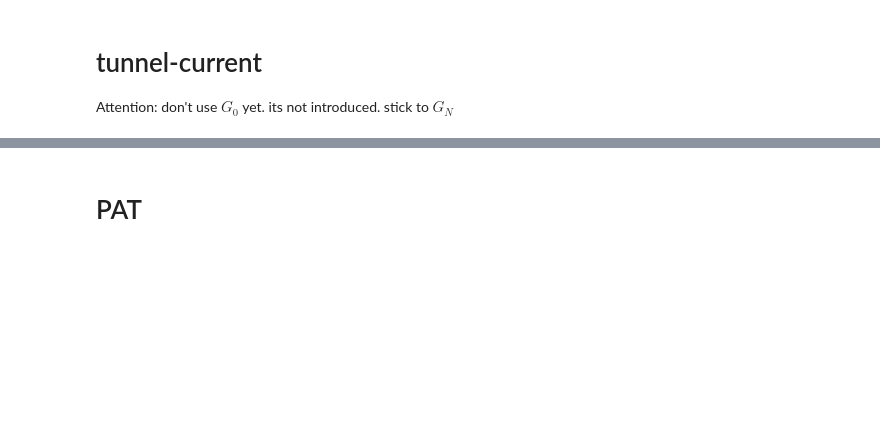
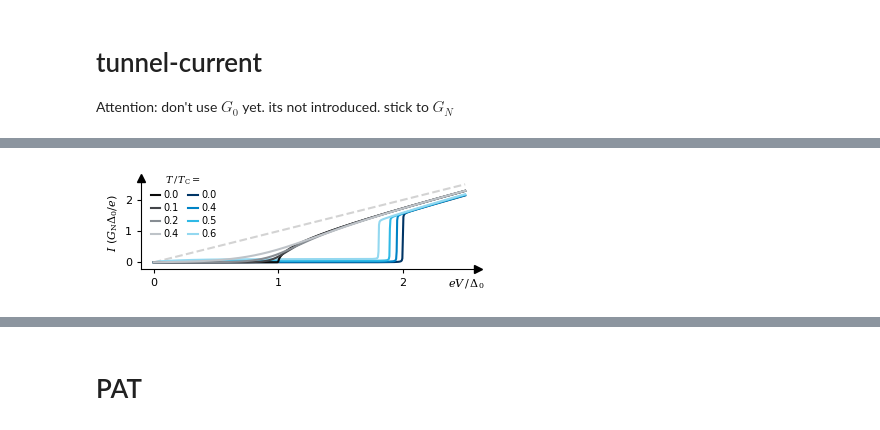
Before and after one commit to schmampf/dissertation, a Jupyter notebook: theory/micro/micro.ipynb, the cells around one changed output, grey strips where cells are left out. Drawn from its saved outputs; the diff is of its cells as text; code cells hidden in the pictures; blank space fills up the shorter version.

```diff
--- a/theory/micro/micro.ipynb
+++ b/theory/micro/micro.ipynb
@@ -313,7 +446,7 @@ T_TC_NS = np.array([0, 0.1, 0.2, 0.4])
 T_TC_SS = np.array([0, 0.4, 0.5, 0.6])
 T_C_K = 1.2
 Gamma_Delta = np.array([0, 1, 2.5, 5.0]) * 1e-2
-Gamma_Delta = np.array([0, 2, 5, 8]) * 1e-2
+Gamma_Delta = np.array([0, 2.5, 5, 7.5]) * 1e-2
 
 I_NN = tau * G_0_muS * V_mV  # nA
 dIdV_NN = np.gradient(I_NN, V_mV) / G_0_muS
@@ -521,0 +501,84 @@ fig.savefig("tunnel-current.pdf")
+# %%
+fig, ax = plt.subplots(figsize=(3.8, 1.2))
+
+ax.plot(
+    V_mV / Delta_meV,
+    V_mV / Delta_meV,
+    linestyle="--",
+    color="lightgrey",
+    zorder=0,
+)
+
+for i, T in enumerate(T_TC_NS):
+    # NS
+    ax.plot(
+        V_mV / Delta_meV,
+        I_NS_T[i, :],
+        color=cmap(clim=(0.1, 0.8), color="grau")(i / len(T_TC_NS)),
+        zorder=i + 10,
+        label=f"{T:1.1f}",
+    )
+
+for i, T in enumerate(T_TC_SS):
+    # SS
+    ax.plot(
+        V_mV / Delta_meV,
+        I_SS_T[i, :],
+        color=cmap(clim=(0.1, 0.8))(i / len(T_TC_SS)),
+        zorder=i,
+        label=f"{T:1.1f}",
+    )
+
+ax.set_xlim(-0.1, 2.6)
+ax.set_ylim(-0.2, 2.7)
+ax.set_yticks([0, 1, 2])
+ax.set_xticks([0, 1, 2])
+
+for spine in ["top", "right"]:
+    ax.spines[spine].set_visible(False)
+x_lim = ax.get_xlim()
+y_lim = ax.get_ylim()
+ax_trans = ax.get_xaxis_transform()
+ax.plot(x_lim[1], y_lim[0], ">", color="k", clip_on=False)
+ax.plot(x_lim[0], y_lim[1], "^", color="k", clip_on=False)
+ax.set_xlim(x_lim)
+ax.set_ylim(y_lim)
+ax.tick_params(
+    axis="both",
+    direction="out",
+    length=3,
+    labelsize=8,
+    color=color,
+    labelcolor=color,
+)
+
+ax.text(
+    x_lim[1] + np.abs(x_lim[1] - x_lim[0]) / 50,
+    (y_lim[0] - y_lim[1]) / 6,
+    "$eV\\,/\\,\\Delta_0$",
+    ha="right",
+    va="top",
+    fontsize=8,
+)
+ax.set_ylabel("$I$ ($G_\\mathrm{N}\\Delta_0 /e$)")
+
+ax.legend(
+    title="$T\\,/\\,T_\\mathrm{C} = $",
+    handlelength=1.0,
+    loc="upper left",
+    frameon=False,
+    fontsize=7,
+    title_fontsize=7,
+    ncols=2,
+    columnspacing=1.0,
+    borderpad=0.1,  # reduces padding inside the legend box
+    labelspacing=0.3,  # reduces vertical spacing between items
+    handletextpad=0.3,  # reduces spacing between line and label
+    bbox_to_anchor=(0.01, 1.1),
+)
+
+fig.tight_layout(pad=0.1)
+fig.savefig("micro-current-iv-T.pgf")
+fig.savefig("micro-current-iv-T.pdf")
+# %% [output]
+[figure, added]
```
Also changed, not shown: parts of 15 cells of this notebook, 29 other files.
